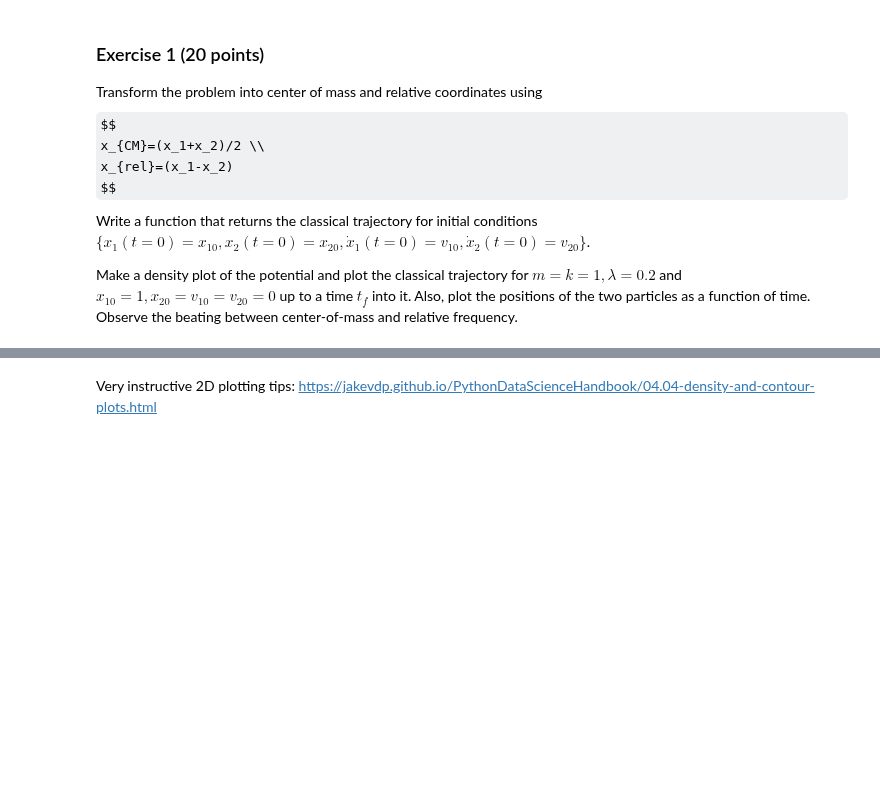
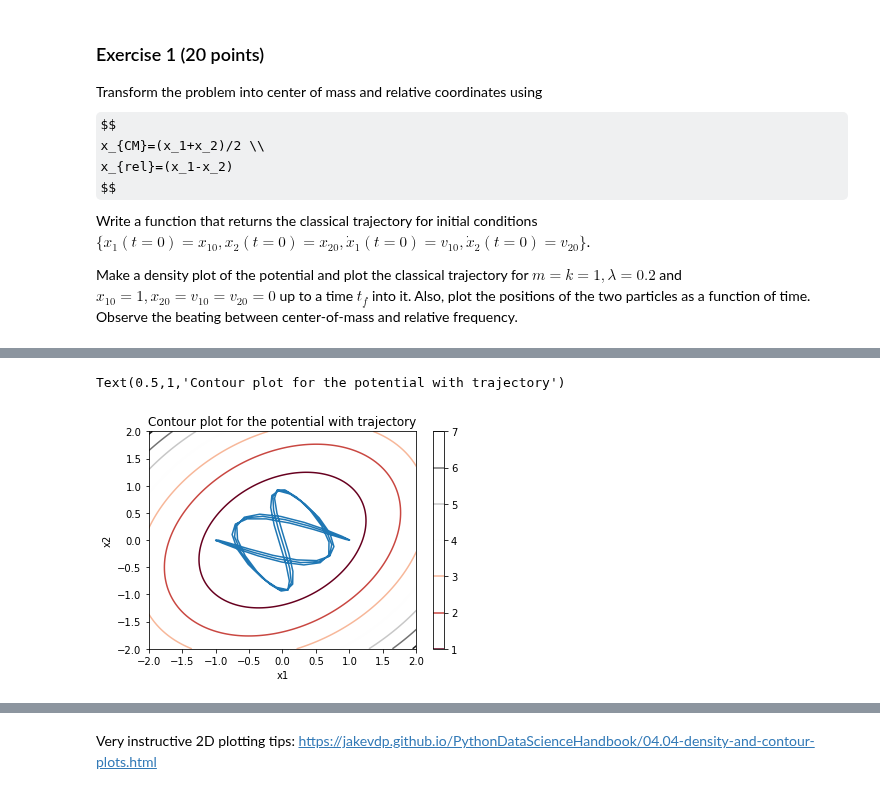
Before and after one commit to ml4cdeca/ComputationalQuantumDynamics, a Jupyter notebook: blatt3/exercise3.ipynb, the cells around one changed output, grey strips where cells are left out. Cells and saved outputs as stored; diff of their text form; code cells hidden in the pictures; some formulas as TeX source; blank space fills up the shorter version.

```diff
--- a/blatt3/exercise3.ipynb
+++ b/blatt3/exercise3.ipynb
@@ -34,0 +74,36 @@ Make a density plot of the potential and plot the classical trajectory for $m=k=
+# %%
+def potential(x1,x2,lam,k):
+    return 1/2*k*(x1**2+x2**2)+lam*(x1-x2)**2
+def potential_contour(x1,x2,lam,k):
+    X,Y=np.meshgrid(x1,x2)
+    Z=potential(X,Y,lam,k)
+    plt.contour(X,Y,Z,cmap="RdGy")
+    plt.colorbar()
+# %%
+def trajectories(x1,v1,x2,v2,m,lam,k,t):
+    wrel=np.sqrt((k+2*lam)/m)
+    wcm=np.sqrt(k/(2*m))
+    A=x1-x2
+    B=(v1-v2)/(wrel)
+    C=(x1+x2)/2
+    D=(v1+v2)/(2*wcm)
+    x1=C*np.cos(wcm*t)+D*np.sin(wcm*t)+(A*np.cos(wrel*t)+B*np.sin(wrel*t))/2
+    x2=C*np.cos(wcm*t)+D*np.sin(wcm*t)-(A*np.cos(wrel*t)+B*np.sin(wrel*t))/2
+    return x1,x2
+# %%
+v1,v2,x2=0,0,0
+x1=1
+m,k,lam=1,1,0.2
+t=np.linspace(0,40,100)
+a,b=trajectories(x1,v1,x2,v2,m,lam,k,t)
+x1=np.linspace(-2,2,100)
+x2=np.linspace(-2,2,100)
+lam=0.2
+potential_contour(x1,x2,0.2,1)
+plt.plot(a,b)
+plt.xlabel("x1")
+plt.ylabel("x2")
+plt.title("Contour plot for the potential with trajectory")
+# %% [output]
+Text(0.5,1,'Contour plot for the potential with trajectory')
+[figure, added]
```
Also changed, not shown: parts of 27 cells of this notebook.
